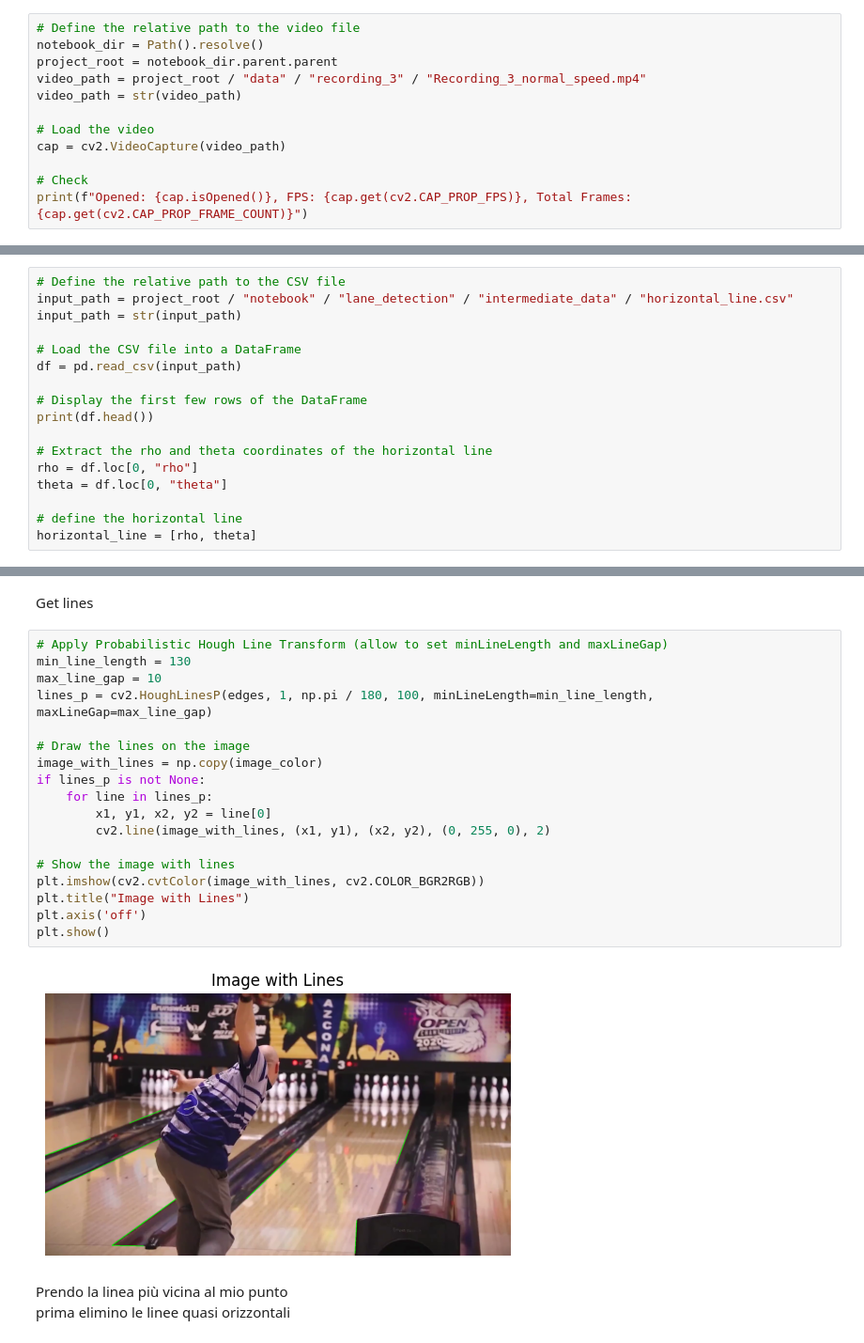
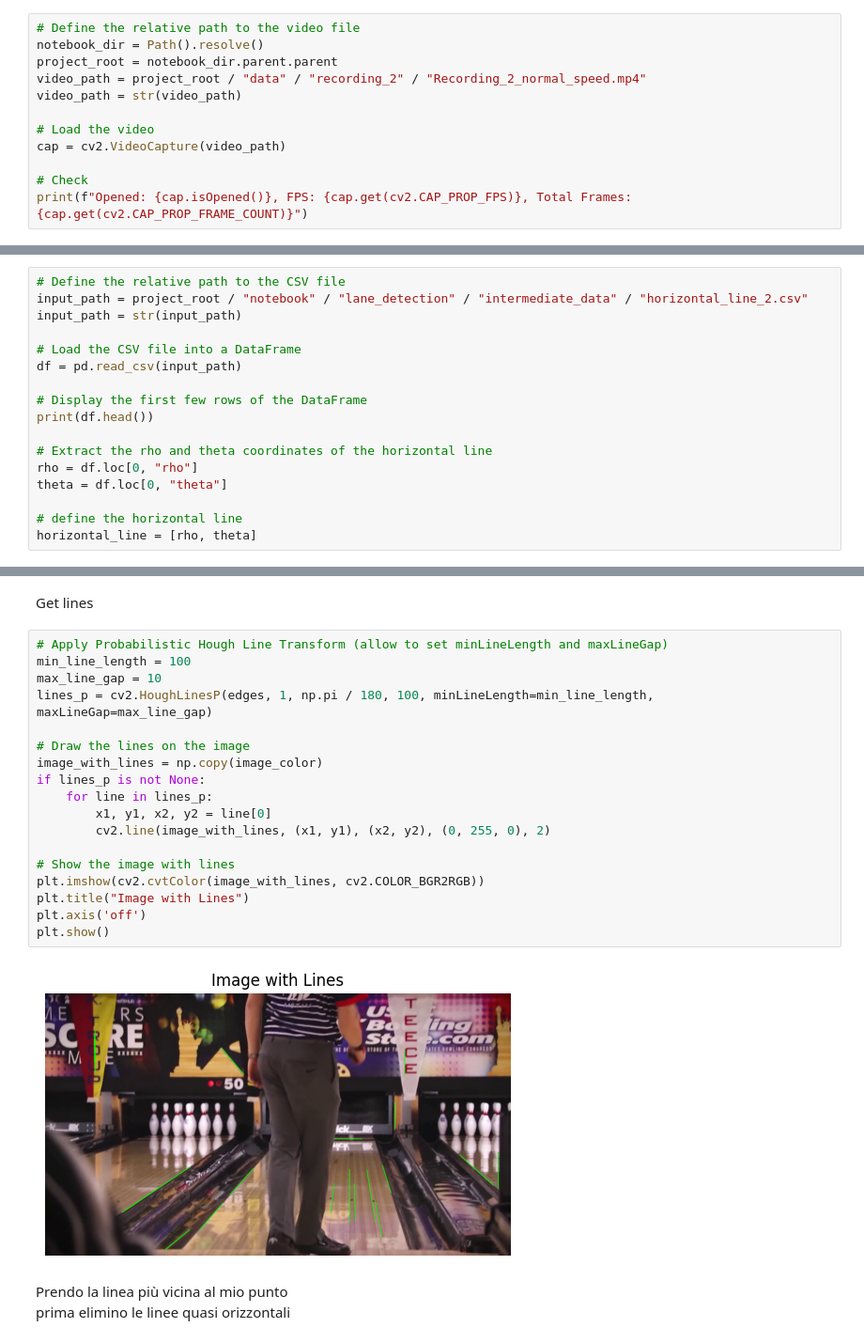
Before and after one commit to CorraPiano/bowling-analysis, a Jupyter notebook: notebook/lane_detection/Lane_Detection_Test_Lateral.ipynb, the cells around one changed output, grey strips where cells are left out. Shown at 94% size. Drawn from its saved outputs; the diff is of its cells as text.

```diff
--- a/notebook/lane_detection/Lane_Detection_Test_Lateral.ipynb
+++ b/notebook/lane_detection/Lane_Detection_Test_Lateral.ipynb
@@ -13,7 +13,7 @@ Load video
 # Define the relative path to the video file
 notebook_dir = Path().resolve()
 project_root = notebook_dir.parent.parent
-video_path = project_root / "data" / "recording_3" / "Recording_3_normal_speed.mp4"
+video_path = project_root / "data" / "recording_2" / "Recording_2_normal_speed.mp4"
 video_path = str(video_path)
 
 # Load the video
@@ -37,7 +37,7 @@ if not ret:
 Import base line
 # %%
 # Define the relative path to the CSV file
-input_path = project_root / "notebook" / "lane_detection" / "intermediate_data" / "horizontal_line.csv"
+input_path = project_root / "notebook" / "lane_detection" / "intermediate_data" / "horizontal_line_2.csv"
 input_path = str(input_path)
 
 # Load the CSV file into a DataFrame
@@ -146,24 +146,24 @@ plt.show()
 Get lines
 # %%
 # Apply Probabilistic Hough Line Transform (allow to set minLineLength and maxLineGap)
-min_line_length = 130
+min_line_length = 100
 max_line_gap = 10
 lines_p = cv2.HoughLinesP(edges, 1, np.pi / 180, 100, minLineLength=min_line_length, maxLineGap=max_line_gap)
 
 # Draw the lines on the image
 image_with_lines = np.copy(image_color)
 if lines_p is not None:
     for line in lines_p:
         x1, y1, x2, y2 = line[0]
         cv2.line(image_with_lines, (x1, y1), (x2, y2), (0, 255, 0), 2)
 
 # Show the image with lines
 plt.imshow(cv2.cvtColor(image_with_lines, cv2.COLOR_BGR2RGB))
 plt.title("Image with Lines")
 plt.axis('off')
 plt.show()
 # %% [output]
-[figure, old version]
+[figure, new version]
 # %% [markdown]
 Prendo la linea più vicina al mio punto \
 prima elimino le linee quasi orizzontali
```
Also changed, not shown: parts of 11 cells of this notebook, 10 other files.
